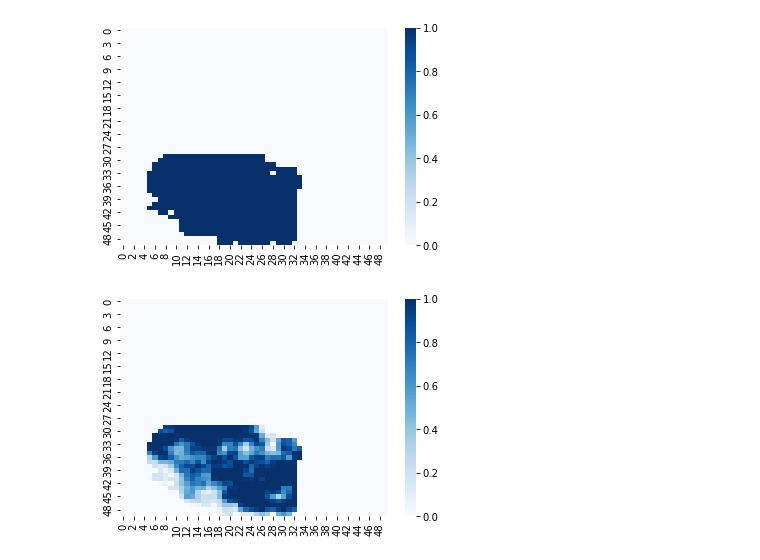
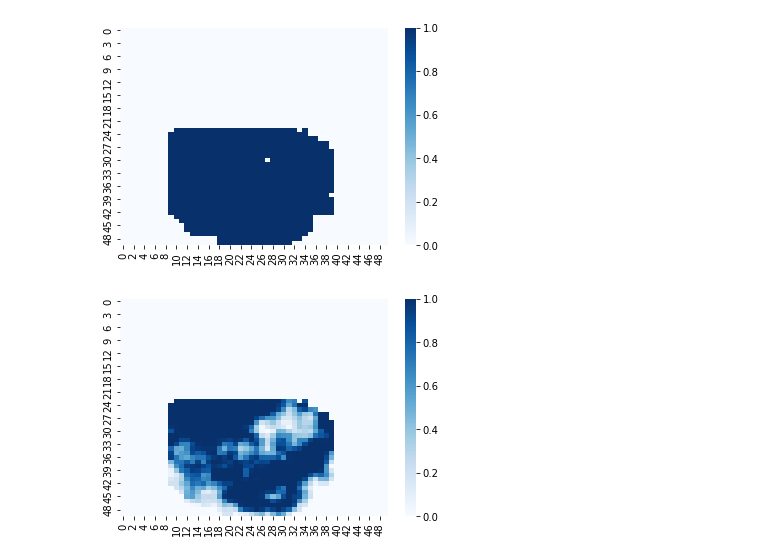
Before and after one commit to HyunWookL/cluster-ambiguity, a Jupyter notebook: cambiguity/test.ipynb, the cells around one changed output. Saved outputs shown, nothing was run; the diff lists cells and outputs as text; code cells hidden in the pictures.

```diff
--- a/cambiguity/test.ipynb
+++ b/cambiguity/test.ipynb
@@ -46,11 +46,11 @@ sns.heatmap(X_pca_grid, cmap='binary')
 # %%
-cluster = ce.cluster_extraction(X_pca_grid)
+cluster = ce.cluster_extraction(X_pca_grid, 0.3)
 sns.heatmap(cluster, cmap='Blues')
 plt.show()
 
 cluster_grid = cluster * X_pca_grid
 sns.heatmap(cluster_grid, cmap="Blues")
 plt.show()
 # %% [output]
-[figure, old version]
+[figure, new version]
-[figure, old version]
+[figure, new version]
```
Also changed, not shown: parts of 4 cells of this notebook, 1 other file.
